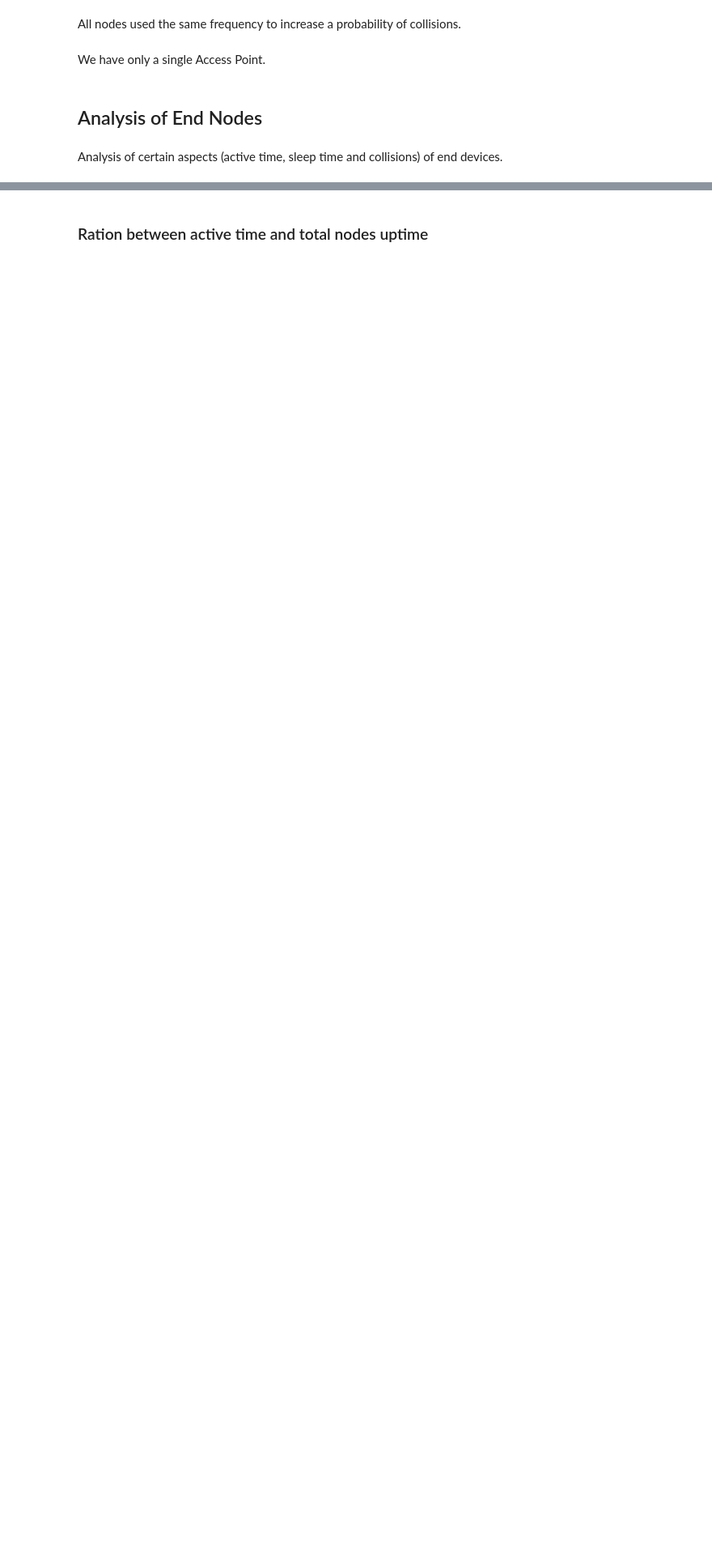
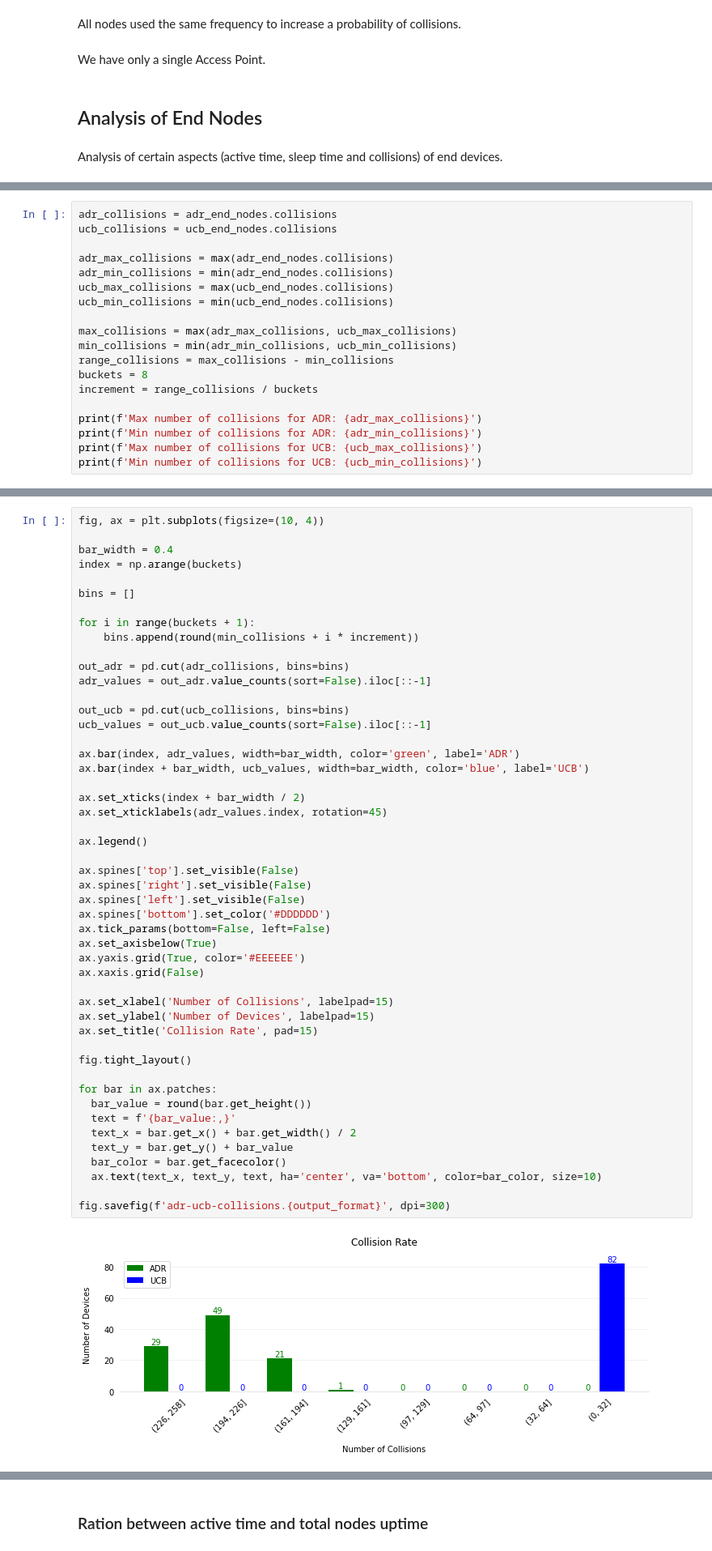
Before and after one commit to loraalex/LoBook, a Jupyter notebook: comparison/lora-adr-vs-ucb.ipynb, the cells around one changed output, grey strips where cells are left out. Shown at 81% size. Drawn from its saved outputs; the diff is of its cells as text; blank space fills up the shorter version.

Commit message:
Added PDR, collisions and path comparison

```diff
--- a/comparison/lora-adr-vs-ucb.ipynb
+++ b/comparison/lora-adr-vs-ucb.ipynb
@@ -295,0 +200,19 @@ plt.show()
+# %%
+adr_collisions = adr_end_nodes.collisions
+ucb_collisions = ucb_end_nodes.collisions
+
+adr_max_collisions = max(adr_end_nodes.collisions)
+adr_min_collisions = min(adr_end_nodes.collisions)
+ucb_max_collisions = max(ucb_end_nodes.collisions)
+ucb_min_collisions = min(ucb_end_nodes.collisions)
+
+max_collisions = max(adr_max_collisions, ucb_max_collisions)
+min_collisions = min(adr_min_collisions, ucb_min_collisions)
+range_collisions = max_collisions - min_collisions
+buckets = 8
+increment = range_collisions / buckets
+
+print(f'Max number of collisions for ADR: {adr_max_collisions}')
+print(f'Min number of collisions for ADR: {adr_min_collisions}')
+print(f'Max number of collisions for UCB: {ucb_max_collisions}')
+print(f'Min number of collisions for UCB: {ucb_min_collisions}')
@@ -296 +224,52 @@ plt.show()
+# %%
+fig, ax = plt.subplots(figsize=(10, 4))
+
+bar_width = 0.4
+index = np.arange(buckets)
+
+bins = []
+
+for i in range(buckets + 1):
+    bins.append(round(min_collisions + i * increment))
+
+out_adr = pd.cut(adr_collisions, bins=bins)
+adr_values = out_adr.value_counts(sort=False).iloc[::-1]
+
+out_ucb = pd.cut(ucb_collisions, bins=bins)
+ucb_values = out_ucb.value_counts(sort=False).iloc[::-1]
+
+ax.bar(index, adr_values, width=bar_width, color='green', label='ADR')
+ax.bar(index + bar_width, ucb_values, width=bar_width, color='blue', label='UCB')
+
+ax.set_xticks(index + bar_width / 2)
+ax.set_xticklabels(adr_values.index, rotation=45)
+
+ax.legend()
+
+ax.spines['top'].set_visible(False)
+ax.spines['right'].set_visible(False)
+ax.spines['left'].set_visible(False)
+ax.spines['bottom'].set_color('#DDDDDD')
+ax.tick_params(bottom=False, left=False)
+ax.set_axisbelow(True)
+ax.yaxis.grid(True, color='#EEEEEE')
+ax.xaxis.grid(False)
+
+ax.set_xlabel('Number of Collisions', labelpad=15)
+ax.set_ylabel('Number of Devices', labelpad=15)
+ax.set_title('Collision Rate', pad=15)
+
+fig.tight_layout()
+
+for bar in ax.patches:
+  bar_value = round(bar.get_height())
+  text = f'{bar_value:,}'
+  text_x = bar.get_x() + bar.get_width() / 2
+  text_y = bar.get_y() + bar_value
+  bar_color = bar.get_facecolor()
+  ax.text(text_x, text_y, text, ha='center', va='bottom', color=bar_color, size=10)
+
+fig.savefig(f'adr-ucb-collisions.{output_format}', dpi=300)
+# %% [output]
+[figure, added]
 # %%
```
Also changed, not shown: parts of 41 cells of this notebook, 5 other files.
